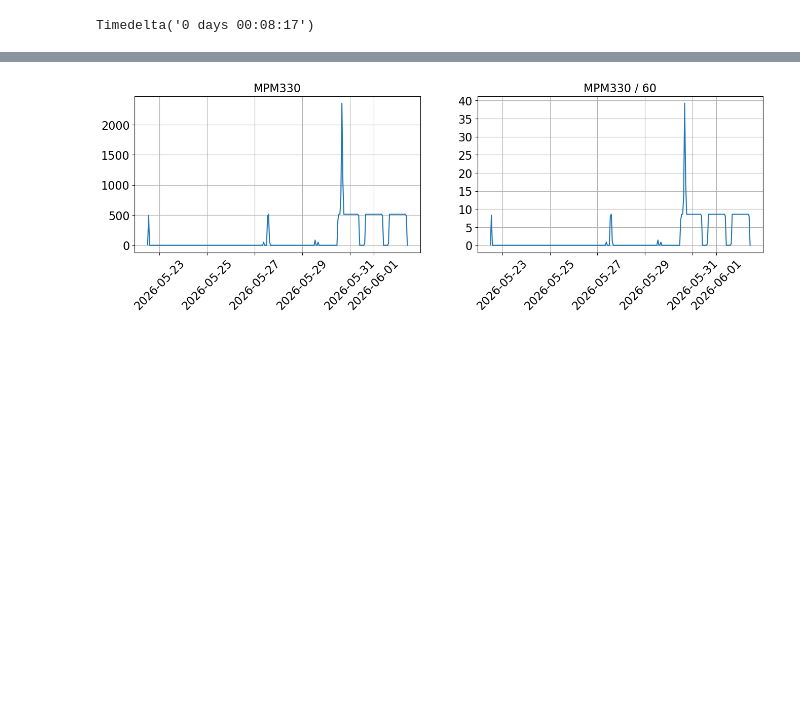
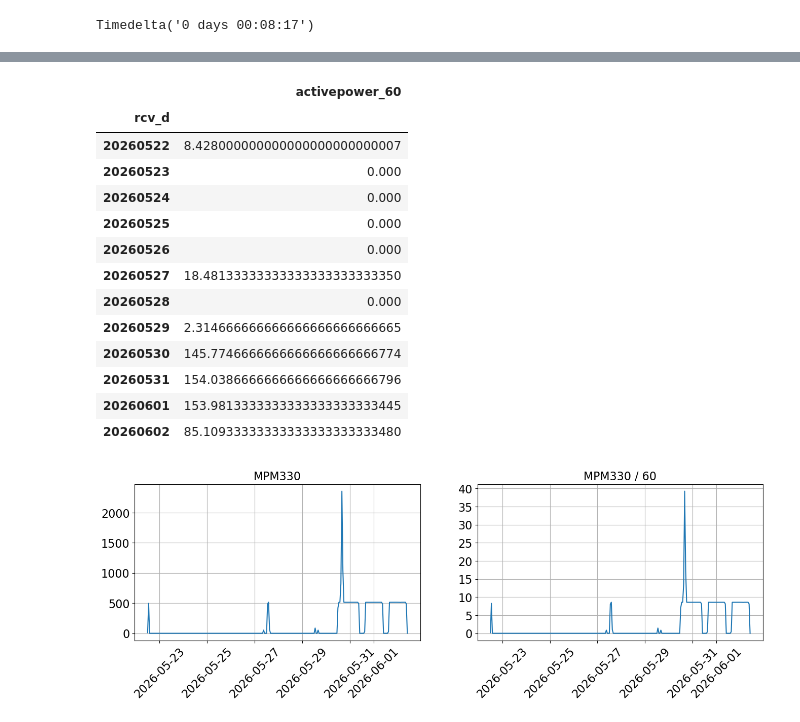
Before and after one commit to formegusto/sanggwan-dashboard-core, a Jupyter notebook: notebook/00.상관동 데이터 확인.ipynb, the cells around one changed output, grey strips where cells are left out. Cells and saved outputs as stored; diff of their text form; code cells hidden in the pictures; blank space fills up the shorter version.

```diff
--- a/notebook/00.상관동 데이터 확인.ipynb
+++ b/notebook/00.상관동 데이터 확인.ipynb
@@ -267,3 +285,21 @@ df_330
+# %%
+df_330["rcv_d"] = df_330["rcv_dt"].dt.strftime("%Y%m%d")
+df_330.groupby("rcv_d")[["activepower_60"]].sum()
+# %% [output]
+|  | activepower_60 |
+| rcv_d |  |
+| 20260522 | 8.428000000000000000000000007 |
+| 20260523 | 0.000 |
+| 20260524 | 0.000 |
+| 20260525 | 0.000 |
+| 20260526 | 0.000 |
+| 20260527 | 18.48133333333333333333333350 |
+| 20260528 | 0.000 |
+| 20260529 | 2.314666666666666666666666665 |
+| 20260530 | 145.7746666666666666666666774 |
+| 20260531 | 154.0386666666666666666666796 |
+| 20260601 | 153.9813333333333333333333445 |
+| 20260602 | 85.10933333333333333333333480 |
 # %%
 agg_330 = df_330.groupby("rcv_h")[["totalacpower", "activepower_60"]].sum()
 
```
Also changed, not shown: parts of 9 cells of this notebook.
